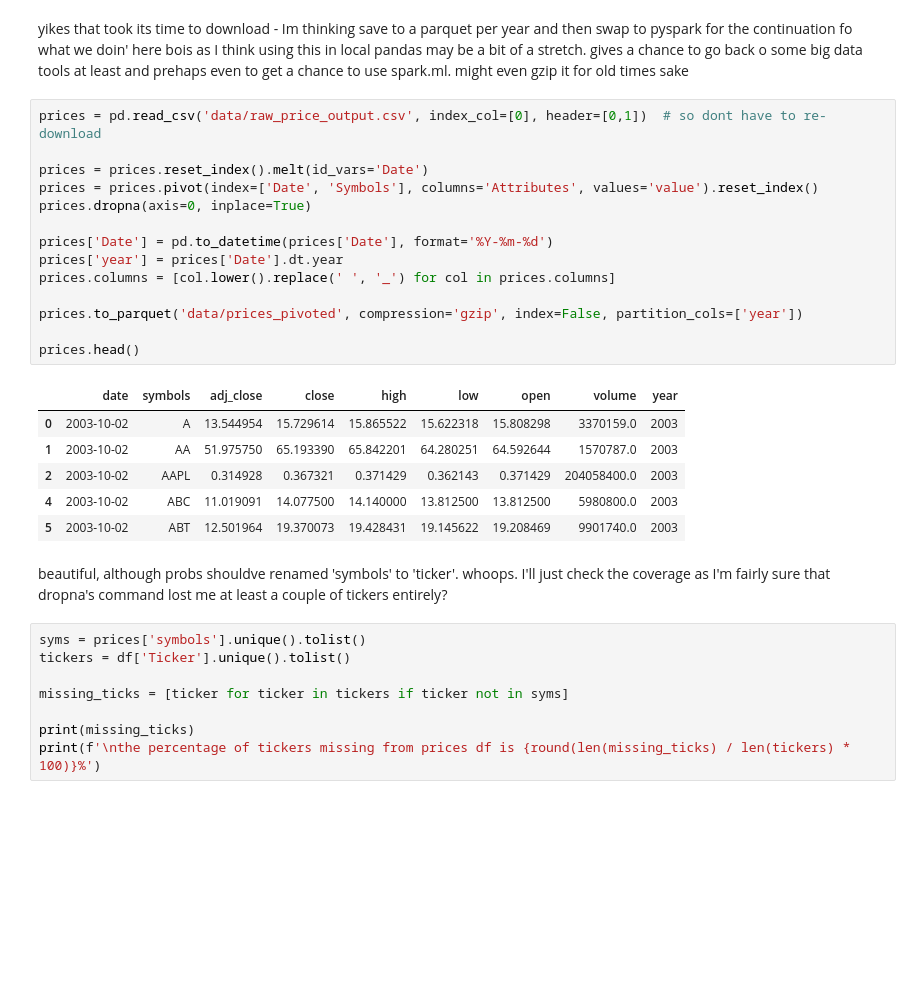
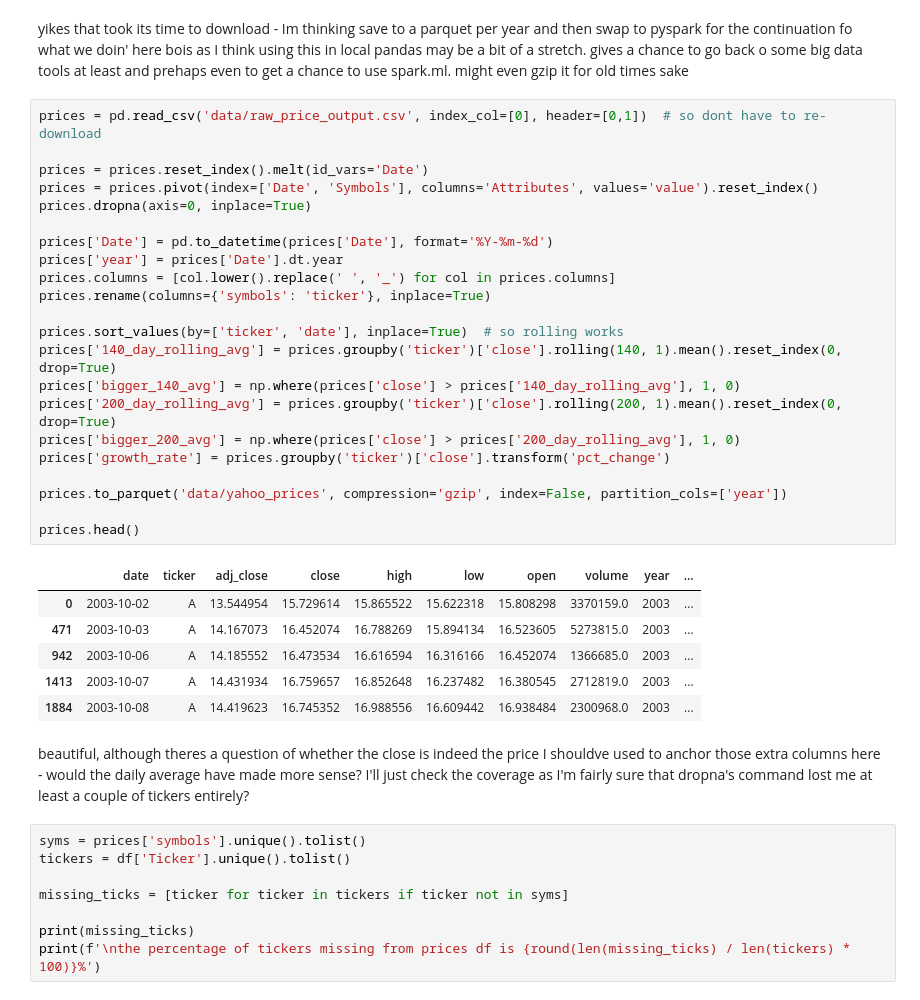
Before and after one commit to JohnStokes228/stock_data_analysis, a Jupyter notebook: data_engineering.ipynb, the cells around one changed output. Saved outputs shown, nothing was run; the diff lists cells and outputs as text; blank space fills up the shorter version.

Commit message:
added some extra columns, cleaned some code, added some graphs to help some bits

```diff
--- a/data_engineering.ipynb
+++ b/data_engineering.ipynb
@@ -95,26 +93,34 @@ yikes that took its time to download - Im thinking save to a parquet per year an
 # %%
 prices = pd.read_csv('data/raw_price_output.csv', index_col=[0], header=[0,1])  # so dont have to re-download
 
 prices = prices.reset_index().melt(id_vars='Date')
 prices = prices.pivot(index=['Date', 'Symbols'], columns='Attributes', values='value').reset_index()
 prices.dropna(axis=0, inplace=True)
 
 prices['Date'] = pd.to_datetime(prices['Date'], format='%Y-%m-%d')
 prices['year'] = prices['Date'].dt.year
 prices.columns = [col.lower().replace(' ', '_') for col in prices.columns]
+prices.rename(columns={'symbols': 'ticker'}, inplace=True)
 
-prices.to_parquet('data/prices_pivoted', compression='gzip', index=False, partition_cols=['year'])
+prices.sort_values(by=['ticker', 'date'], inplace=True)  # so rolling works
+prices['140_day_rolling_avg'] = prices.groupby('ticker')['close'].rolling(140, 1).mean().reset_index(0, drop=True)
+prices['bigger_140_avg'] = np.where(prices['close'] > prices['140_day_rolling_avg'], 1, 0)
+prices['200_day_rolling_avg'] = prices.groupby('ticker')['close'].rolling(200, 1).mean().reset_index(0, drop=True)
+prices['bigger_200_avg'] = np.where(prices['close'] > prices['200_day_rolling_avg'], 1, 0)
+prices['growth_rate'] = prices.groupby('ticker')['close'].transform('pct_change')
+
+prices.to_parquet('data/yahoo_prices', compression='gzip', index=False, partition_cols=['year'])
 
 prices.head()
 # %% [output]
-|  | date | symbols | adj_close | close | high | low | open | volume | year |
-| 0 | 2003-10-02 | A | 13.544954 | 15.729614 | 15.865522 | 15.622318 | 15.808298 | 3370159.0 | 2003 |
-| 1 | 2003-10-02 | AA | 51.975750 | 65.193390 | 65.842201 | 64.280251 | 64.592644 | 1570787.0 | 2003 |
-| 2 | 2003-10-02 | AAPL | 0.314928 | 0.367321 | 0.371429 | 0.362143 | 0.371429 | 204058400.0 | 2003 |
-| 4 | 2003-10-02 | ABC | 11.019091 | 14.077500 | 14.140000 | 13.812500 | 13.812500 | 5980800.0 | 2003 |
-| 5 | 2003-10-02 | ABT | 12.501964 | 19.370073 | 19.428431 | 19.145622 | 19.208469 | 9901740.0 | 2003 |
+|  | date | ticker | adj_close | close | high | low | open | volume | year | ... |
+| 0 | 2003-10-02 | A | 13.544954 | 15.729614 | 15.865522 | 15.622318 | 15.808298 | 3370159.0 | 2003 | ... |
+| 471 | 2003-10-03 | A | 14.167073 | 16.452074 | 16.788269 | 15.894134 | 16.523605 | 5273815.0 | 2003 | ... |
+| 942 | 2003-10-06 | A | 14.185552 | 16.473534 | 16.616594 | 16.316166 | 16.452074 | 1366685.0 | 2003 | ... |
+| 1413 | 2003-10-07 | A | 14.431934 | 16.759657 | 16.852648 | 16.237482 | 16.380545 | 2712819.0 | 2003 | ... |
+| 1884 | 2003-10-08 | A | 14.419623 | 16.745352 | 16.988556 | 16.609442 | 16.938484 | 2300968.0 | 2003 | ... |
 # %% [markdown]
-beautiful, although probs shouldve renamed 'symbols' to 'ticker'. whoops. I'll just check the coverage as I'm fairly sure that dropna's command lost me at least a couple of tickers entirely?
+beautiful, although theres a question of whether the close is indeed the price I shouldve used to anchor those extra columns here - would the daily average have made more sense? I'll just check the coverage as I'm fairly sure that dropna's command lost me at least a couple of tickers entirely?
 # %%
 syms = prices['symbols'].unique().tolist()
 tickers = df['Ticker'].unique().tolist()
```
Also changed, not shown: parts of 10 cells of this notebook.
